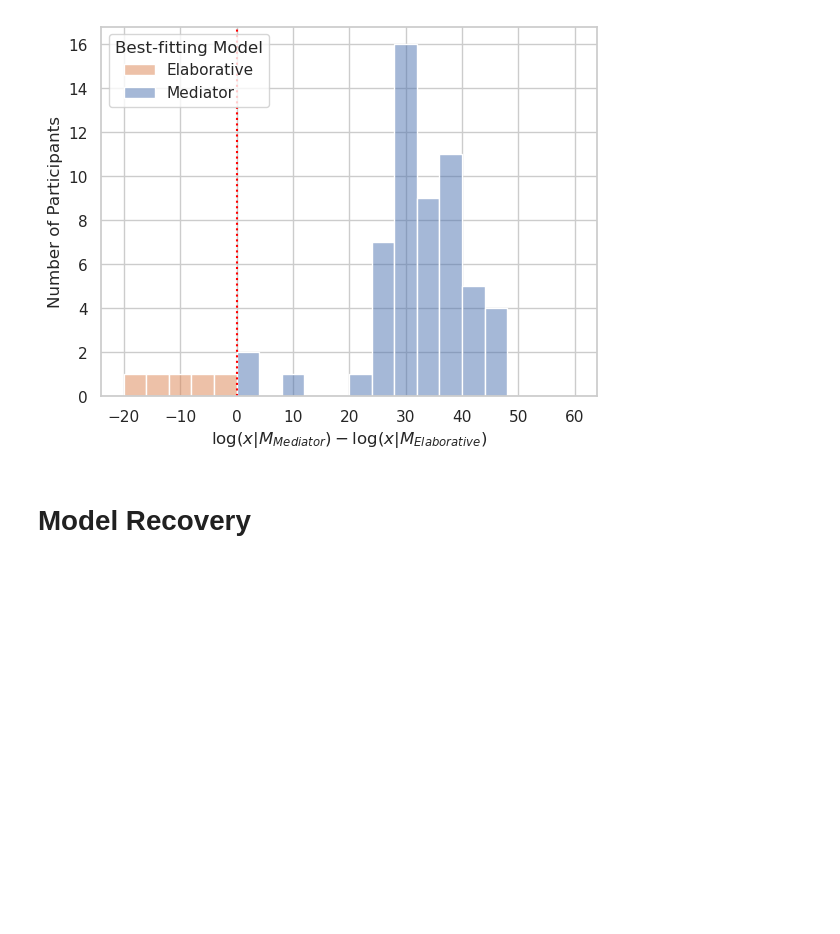
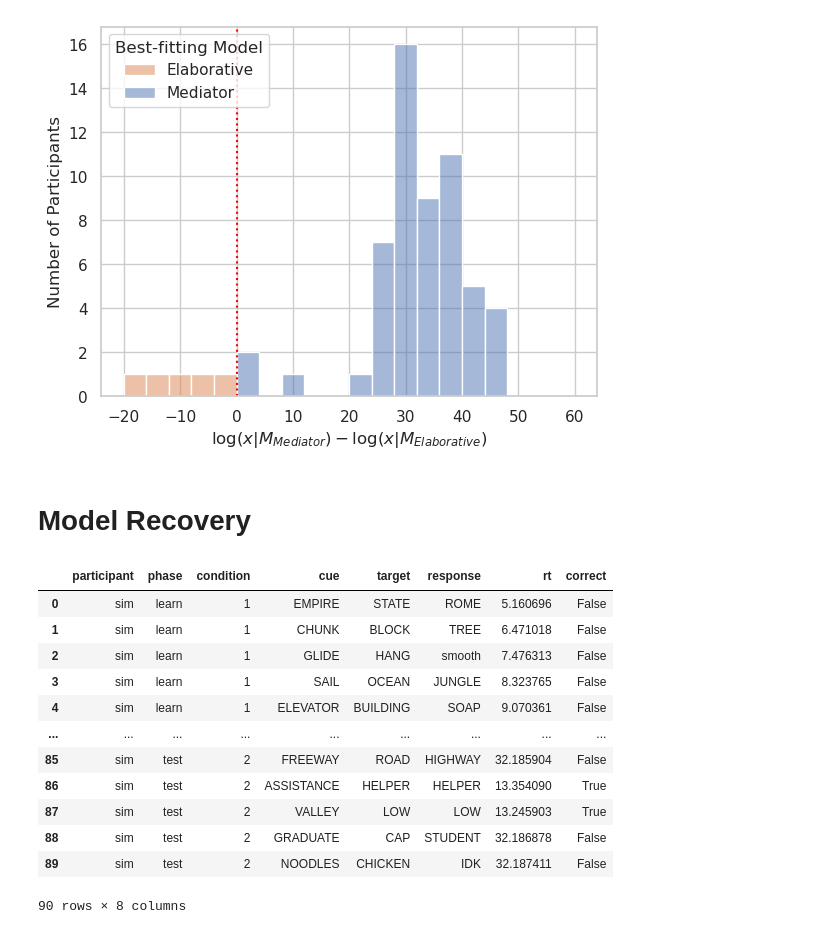
Before and after one commit to UWCCDL/Bridget, a Jupyter notebook: LLerror.ipynb, the cells around one changed output. Drawn from its saved outputs; the diff is of its cells as text; code cells hidden in the pictures; blank space fills up the shorter version.

Commit message:
fix learning phase

```diff
--- a/LLerror.ipynb
+++ b/LLerror.ipynb
@@ -691,36 +704,50 @@ def create_memory(alldata):
         DM[cue] = littleDM
     return DM
 # %%
-def learning_phase(alldata, pairs, errors, study, decay):
+def learning_phase(alldata, pairs, errors, study, decay, temp, ter):
+    # dataframe to store task results
+    dataframe = []
+
+    # create memory
     DM = create_memory(alldata)
     # learning phase
     time = 0
     errorResp = {}
 
+    time += 10  # read instructions
     for cue in pairs.keys():
        if cue in errors:
           # Make a 'guess'
           options = DM[cue].keys()
           values = [activation(DM[cue][opt], time, decay) for opt in options]
-          prob = boltzmann(options, values, temp)[response]
+          prob = boltzmann(options, values, temp)
           response = policy(prob)
+          # if response is nan try again (response is np string)
+          while response == "NaN" or response == "nan" or response == "None" or response == "":
+            response = policy(prob)
 
           # Save the response
           errorResp[cue] = response
 
+          # calculate response time
+          response_time = responsetime(activation(DM[cue][response], time, decay), ter)
+
+          # update dataframe
+          dataframe += [['sim', 'learn', 1, cue, pairs[cue], response, response_time, pairs[cue] == response]]
+
           time +=5
 
           # Update the memory
-          DM[cue][response] = [0.001, time]
+          DM[cue][response] = [0.05, time]
 
           # Overwrite smaller activation of correct target to show task learning
           time +=5
-          DM[cue][pairs[cue]] = [0.001, time]
+          DM[cue][pairs[cue]] = [0.05, time]
        elif cue in study:
           time += 10
-          DM[cue][pairs[cue]] = [0.001, time]
+          DM[cue][pairs[cue]] = [0.05, time]
     time += 300 # time for distractor phase
-    return DM, errorResp, time
+    return DM, dataframe, errorResp, time
 # %%
 def simulate_data_elab(alldata, decay, temp, ter, mas = 1.6):
     # create a list of error items
@@ -739,10 +766,9 @@ def simulate_data_elab(alldata, decay, temp, ter, mas = 1.6):
     for cue, target in zip(alldata.cue.unique(),alldata.target.unique()):
       pairs[cue] = target
 
-    DM, errors, time = learning_phase(alldata, pairs, errors, study, decay)
+    DM, dataframe, errors, time = learning_phase(alldata, pairs, errors, study, decay, temp, ter)
 
     # testing phase
-    dataframe = []
     for cue in pairs.keys():
       condition = 1 if cue in errors else 2
       options = DM[cue].keys()
@@ -754,18 +780,40 @@ def simulate_data_elab(alldata, decay, temp, ter, mas = 1.6):
       values = [activation(DM[cue][opt], time, decay) for opt in options]
       prob = boltzmann(options, values, temp)
       response = policy(prob)
+      # if response is nan try again (response is np string)
+      while response == "NaN" or response == "nan" or response == "None" or response == "":
+        response = policy(prob)
 
       if condition == 1:
         resp_activation = activation(DM[cue][response], time, decay) + add
       else:
         resp_activation = activation(DM[cue][response], time, decay)
 
-      prob_rt = rtProb(rt, resp_activation, temp, ter)
-      response_time = policy(prob_rt)
+      response_time = responsetime(resp_activation, ter=ter)
 
-      dataframe += [[cue, condition, response, response_time, pairs[cue]==response]]
+      dataframe += [['sim', 'test', condition, cue, pairs[cue], response, response_time, pairs[cue]==response]]
 
       # addtime taken to respond
       time += response_time/1000
 
-    return pd.DataFrame(dataframe, columns=["cue", "condition", "response", "rt", "correct"])
+    return pd.DataFrame(dataframe, columns=['participant', 'phase', 'condition', 'cue', 'target', 'response', 'rt',
+       'correct'])
+# %%
+# test
+data = alldata
+data = simulate_data_elab(data, decay=0.5, temp=1, ter=2)
+data
+# %% [output]
+|  | participant | phase | condition | cue | target | response | rt | correct |
+| 0 | sim | learn | 1 | EMPIRE | STATE | ROME | 5.160696 | False |
+| 1 | sim | learn | 1 | CHUNK | BLOCK | TREE | 6.471018 | False |
+| 2 | sim | learn | 1 | GLIDE | HANG | smooth | 7.476313 | False |
+| 3 | sim | learn | 1 | SAIL | OCEAN | JUNGLE | 8.323765 | False |
+| 4 | sim | learn | 1 | ELEVATOR | BUILDING | SOAP | 9.070361 | False |
+| ... | ... | ... | ... | ... | ... | ... | ... | ... |
+| 85 | sim | test | 2 | FREEWAY | ROAD | HIGHWAY | 32.185904 | False |
+| 86 | sim | test | 2 | ASSISTANCE | HELPER | HELPER | 13.354090 | True |
+| 87 | sim | test | 2 | VALLEY | LOW | LOW | 13.245903 | True |
+| 88 | sim | test | 2 | GRADUATE | CAP | STUDENT | 32.186878 | False |
+| 89 | sim | test | 2 | NOODLES | CHICKEN | IDK | 32.187411 | False |
+90 rows × 8 columns
```
Also changed, not shown: parts of 15 cells of this notebook.
